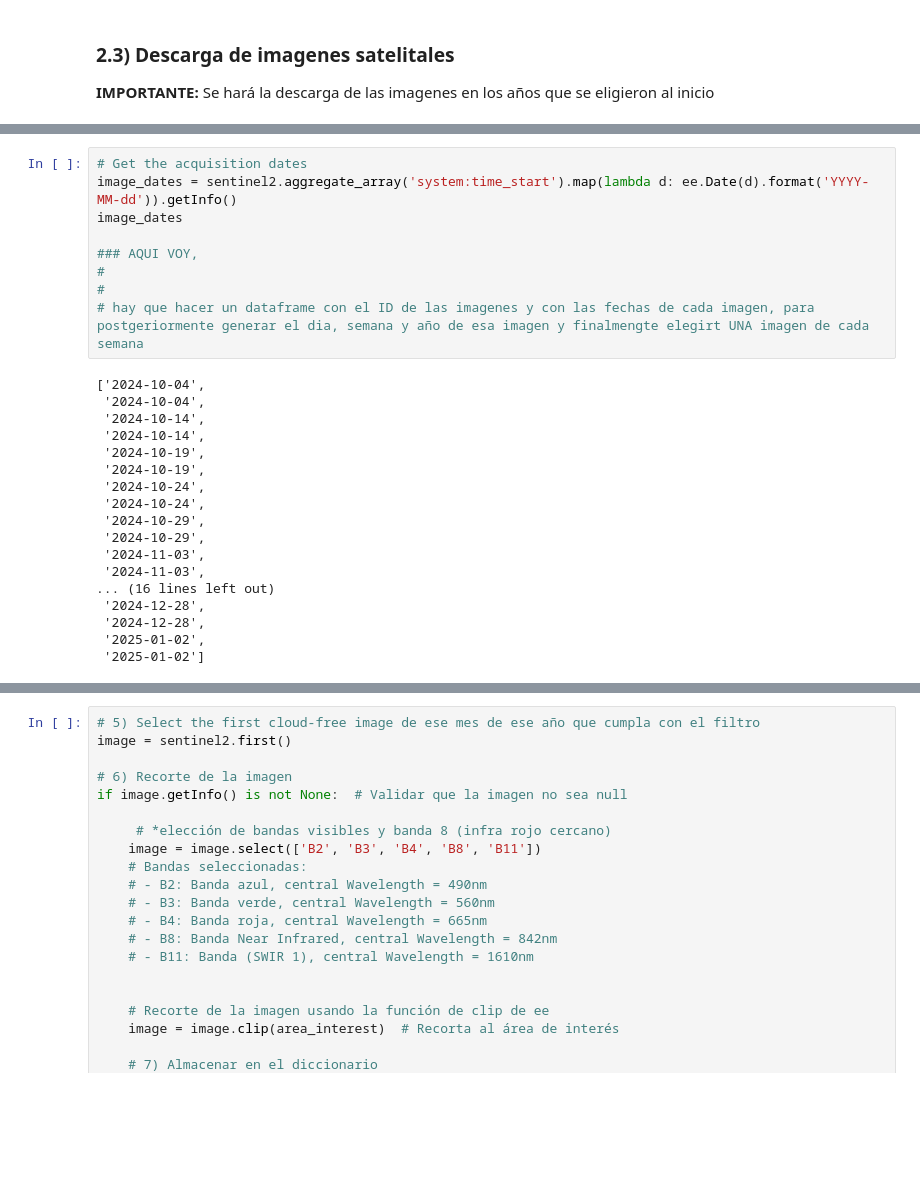
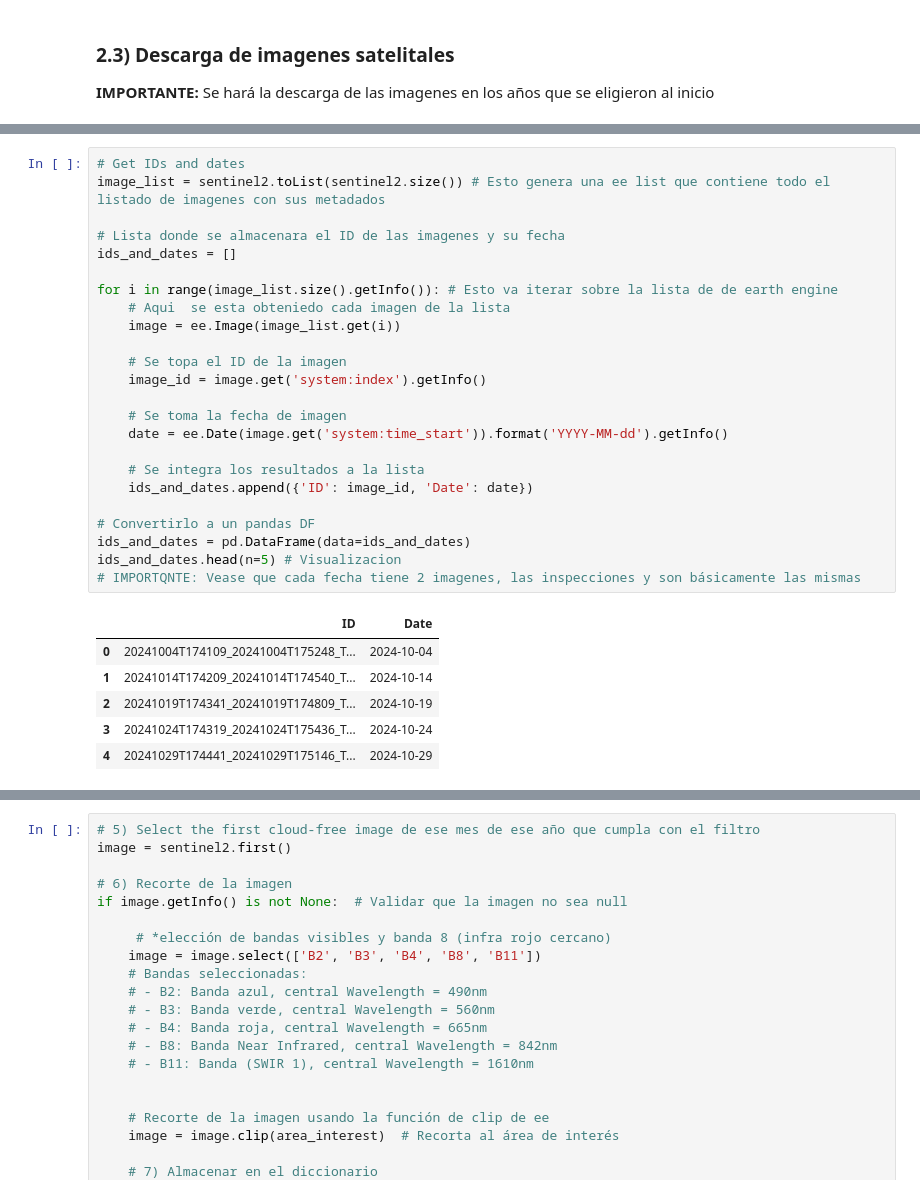
Before and after one commit to orlandombaa/Selene, a Jupyter notebook: selene/notebooks/Descarga de datos.ipynb, the cells around one changed output, grey strips where cells are left out. Drawn from its saved outputs; the diff is of its cells as text; blank space fills up the shorter version.

```diff
--- a/selene/notebooks/Descarga de datos.ipynb
+++ b/selene/notebooks/Descarga de datos.ipynb
@@ -207,27 +217,31 @@ image_ids
-# %%
-# Get the acquisition dates
-image_dates = sentinel2.aggregate_array('system:time_start').map(lambda d: ee.Date(d).format('YYYY-MM-dd')).getInfo()
-image_dates
-
-### AQUI VOY,
-#
-#
-# hay que hacer un dataframe con el ID de las imagenes y con las fechas de cada imagen, para postgeriormente generar el dia, semana y año de esa imagen y finalmengte elegirt UNA imagen de cada semana
-# %% [output]
-['2024-10-04',
- '2024-10-04',
- '2024-10-14',
- '2024-10-14',
- '2024-10-19',
- '2024-10-19',
- '2024-10-24',
- '2024-10-24',
- '2024-10-29',
- '2024-10-29',
- '2024-11-03',
- '2024-11-03',
-... (16 lines left out)
- '2024-12-28',
- '2024-12-28',
- '2025-01-02',
- '2025-01-02']
+# %%
+# Get IDs and dates
+image_list = sentinel2.toList(sentinel2.size()) # Esto genera una ee list que contiene todo el listado de imagenes con sus metadados
+
+# Lista donde se almacenara el ID de las imagenes y su fecha
+ids_and_dates = []
+
+for i in range(image_list.size().getInfo()): # Esto va iterar sobre la lista de de earth engine
+    # Aqui  se esta obteniedo cada imagen de la lista
+    image = ee.Image(image_list.get(i))
+
+    # Se topa el ID de la imagen
+    image_id = image.get('system:index').getInfo()
+
+    # Se toma la fecha de imagen
+    date = ee.Date(image.get('system:time_start')).format('YYYY-MM-dd').getInfo()
+
+    # Se integra los resultados a la lista
+    ids_and_dates.append({'ID': image_id, 'Date': date})
+
+# Convertirlo a un pandas DF
+ids_and_dates = pd.DataFrame(data=ids_and_dates)
+ids_and_dates.head(n=5) # Visualizacion
+# IMPORTQNTE: Vease que cada fecha tiene 2 imagenes, las inspecciones y son básicamente las mismas
+# %% [output]
+|  | ID | Date |
+| 0 | 20241004T174109_20241004T175248_T... | 2024-10-04 |
+| 1 | 20241014T174209_20241014T174540_T... | 2024-10-14 |
+| 2 | 20241019T174341_20241019T174809_T... | 2024-10-19 |
+| 3 | 20241024T174319_20241024T175436_T... | 2024-10-24 |
+| 4 | 20241029T174441_20241029T175146_T... | 2024-10-29 |
```
Also changed, not shown: parts of 7 cells of this notebook, 1 other file.
